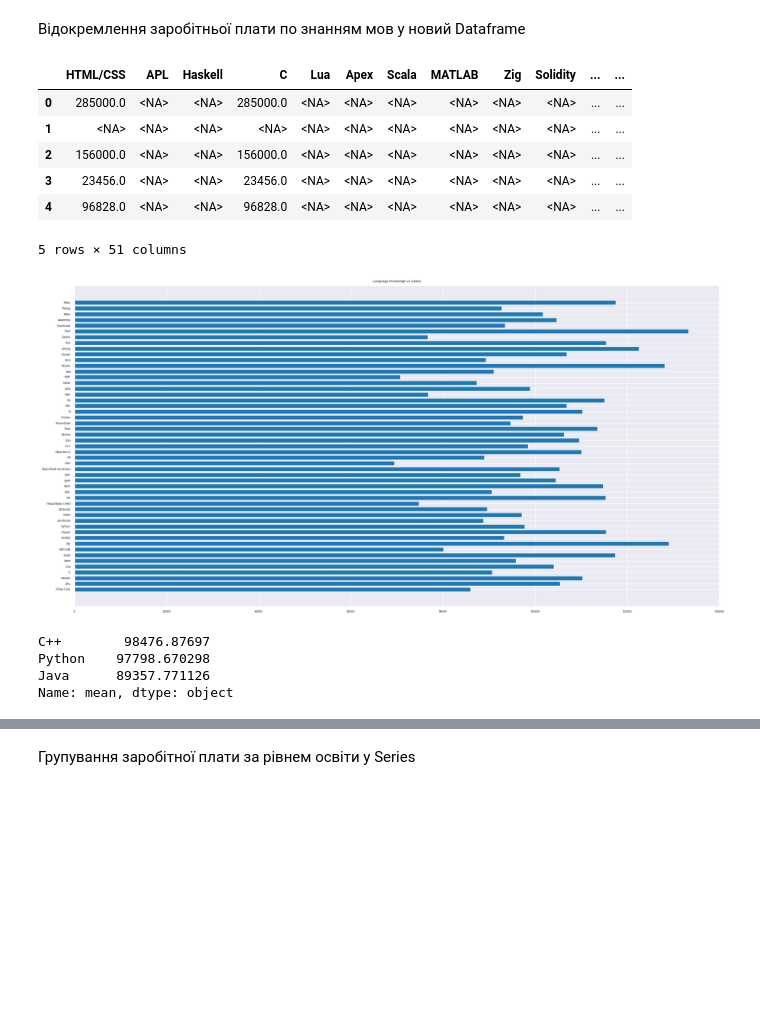
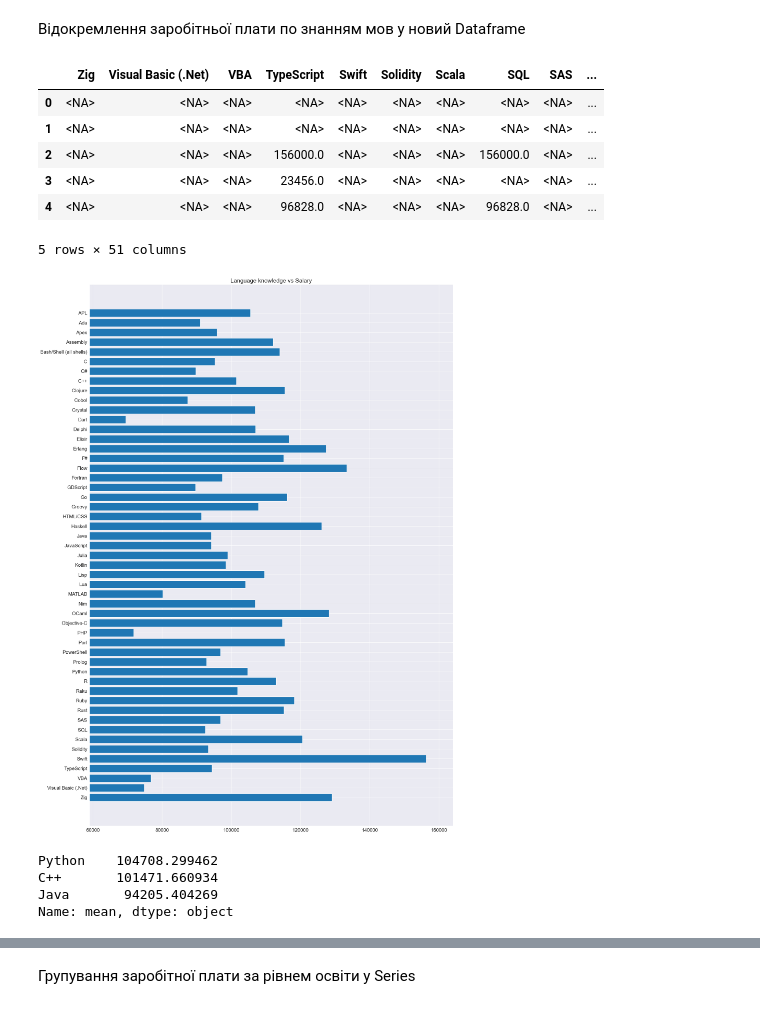
Before and after one commit to anonjustchillin/MachineLearning_labs, a Jupyter notebook: lin_reg_task/task2.ipynb, the cells around one changed output, grey strips where cells are left out. Drawn from its saved outputs; the diff is of its cells as text; code cells hidden in the pictures; blank space fills up the shorter version.

```diff
--- a/lin_reg_task/task2.ipynb
+++ b/lin_reg_task/task2.ipynb
@@ -123,7 +123,7 @@ unique_languages
 # %% [markdown]
 Очищення даних від винятків у заробітній платі
 # %%
-lim2 = np.abs((df.Salary - df.Salary.mean()) / df.Salary.std(ddof=0)) < 3
-df = df.where(lim2, np.nan)
-df = df.dropna()
-df.describe()
+# lim2 = np.abs((df.Salary - df.Salary.mean()) / df.Salary.std(ddof=0)) < 3
+# df = df.where(lim2, np.nan)
+# df = df.dropna()
+# df.describe()
@@ -166,30 +156,32 @@ salary_per_langue = data_for_langue.to_frame(name="0")
 salary_per_langue = salary_per_langue['0'].apply(pd.Series)
 salary_per_langue["mean"] = salary_per_langue.mean(axis=1, skipna=True)
 salary_per_langue["Language"] = [i for i in unique_languages]
+salary_per_langue = salary_per_langue.sort_index(ascending=False)
 salary_per_langue.T.head()
 # %% [output]
-|  | HTML/CSS | APL | Haskell | C | Lua | Apex | Scala | MATLAB | Zig | Solidity | ... | ... |
-| 0 | 285000.0 | <NA> | <NA> | 285000.0 | <NA> | <NA> | <NA> | <NA> | <NA> | <NA> | ... | ... |
-| 1 | <NA> | <NA> | <NA> | <NA> | <NA> | <NA> | <NA> | <NA> | <NA> | <NA> | ... | ... |
-| 2 | 156000.0 | <NA> | <NA> | 156000.0 | <NA> | <NA> | <NA> | <NA> | <NA> | <NA> | ... | ... |
-| 3 | 23456.0 | <NA> | <NA> | 23456.0 | <NA> | <NA> | <NA> | <NA> | <NA> | <NA> | ... | ... |
-| 4 | 96828.0 | <NA> | <NA> | 96828.0 | <NA> | <NA> | <NA> | <NA> | <NA> | <NA> | ... | ... |
+|  | Zig | Visual Basic (.Net) | VBA | TypeScript | Swift | Solidity | Scala | SQL | SAS | ... |
+| 0 | <NA> | <NA> | <NA> | <NA> | <NA> | <NA> | <NA> | <NA> | <NA> | ... |
+| 1 | <NA> | <NA> | <NA> | <NA> | <NA> | <NA> | <NA> | <NA> | <NA> | ... |
+| 2 | <NA> | <NA> | <NA> | 156000.0 | <NA> | <NA> | <NA> | 156000.0 | <NA> | ... |
+| 3 | <NA> | <NA> | <NA> | 23456.0 | <NA> | <NA> | <NA> | <NA> | <NA> | ... |
+| 4 | <NA> | <NA> | <NA> | 96828.0 | <NA> | <NA> | <NA> | 96828.0 | <NA> | ... |
 5 rows × 51 columns
 # %%
-plt.rcParams['figure.figsize'] = [20, 10]
-plt.rcParams.update({'font.size': 5})
+plt.rcParams['figure.figsize'] = [20, 30]
+plt.rcParams.update({'font.size': 15})
 plt.barh(y=salary_per_langue["Language"], width=salary_per_langue["mean"])
 plt.title('Language knowledge vs Salary')
+plt.xlim(9**5)
 plt.show()
 # %% [output]
-[figure, old version]
+[figure, new version]
 # %%
 df2 = salary_per_langue.loc[["Python", "C++", "Java"]].copy()
 df2.T.loc['mean'].sort_values(ascending=False)
 # %% [output]
-C++        98476.87697
-Python    97798.670298
-Java      89357.771126
+Python    104708.299462
+C++       101471.660934
+Java       94205.404269
 Name: mean, dtype: object
 # %%
 plt.rcParams['figure.figsize'] = [10, 5]
```
Also changed, not shown: parts of 25 cells of this notebook, 1 other file.
